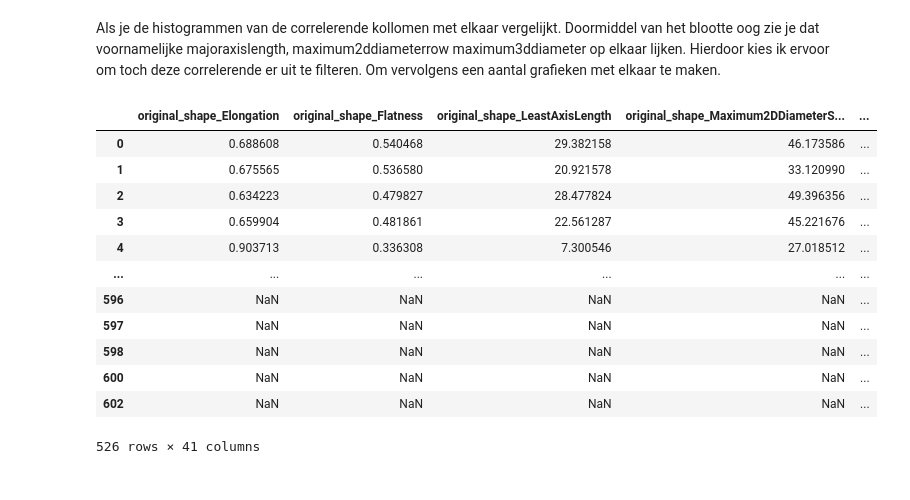
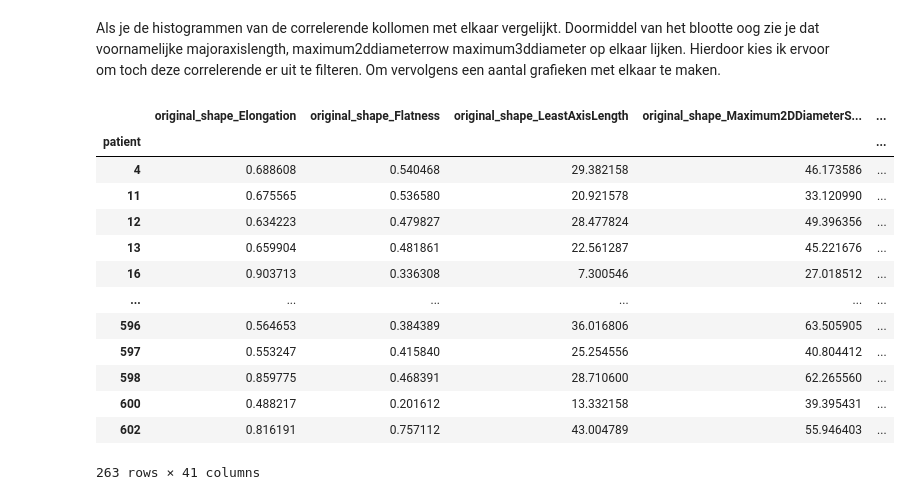
Before and after one commit to Larissavf/DD-radiomics, a Jupyter notebook: analyse/EDA_radionomics.ipynb, the cells around one changed output. Saved outputs shown, nothing was run; the diff lists cells and outputs as text; code cells hidden in the pictures.

Commit message:
eda finto and able to make 2 graphs

```diff
--- a/analyse/EDA_radionomics.ipynb
+++ b/analyse/EDA_radionomics.ipynb
@@ -201,26 +201,30 @@ for times in range(0, len(df_shape.columns), 4):
 # %% [markdown]
 Als je de histogrammen van de correlerende kollomen met elkaar vergelijkt. Doormiddel van het blootte oog zie je dat voornamelijke majoraxislength, maximum2ddiameterrow maximum3ddiameter op elkaar lijken. Hierdoor kies ik ervoor om toch deze correlerende er uit te filteren. Om vervolgens een aantal grafieken met elkaar te maken.
 # %%
+# leave the correlation ones out
 cor_df_shape = df_shape.loc[:, ['original_shape_Elongation', 'original_shape_Flatness',
        'original_shape_LeastAxisLength',
        'original_shape_Maximum2DDiameterSlice',
        'original_shape_Maximum3DDiameter',
        'original_shape_MinorAxisLength', 'original_shape_Sphericity',
        'original_shape_SurfaceArea', 'original_shape_SurfaceVolumeRatio']]
-merge_corr_df_shape = pd.concat([cor_df_shape,df_data], axis=1)
-
-merge_corr_df_shape
+#set index from df_data the same in cor_df_shape
+cor_df_shape['patient'] = pd.Series(df_data.index)
+cor_df_shape = cor_df_shape.set_index('patient')
+#get together to be able to make plot
+merge_corr_df_shape = pd.concat([cor_df_shape, df_data], axis=1)
 # %% [output]
 |  | original_shape_Elongation | original_shape_Flatness | original_shape_LeastAxisLength | original_shape_Maximum2DDiameterS... | ... |
-| 0 | 0.688608 | 0.540468 | 29.382158 | 46.173586 | ... |
-| 1 | 0.675565 | 0.536580 | 20.921578 | 33.120990 | ... |
-| 2 | 0.634223 | 0.479827 | 28.477824 | 49.396356 | ... |
-| 3 | 0.659904 | 0.481861 | 22.561287 | 45.221676 | ... |
-| 4 | 0.903713 | 0.336308 | 7.300546 | 27.018512 | ... |
+| patient |  |  |  |  | ... |
+| 4 | 0.688608 | 0.540468 | 29.382158 | 46.173586 | ... |
+| 11 | 0.675565 | 0.536580 | 20.921578 | 33.120990 | ... |
+| 12 | 0.634223 | 0.479827 | 28.477824 | 49.396356 | ... |
+| 13 | 0.659904 | 0.481861 | 22.561287 | 45.221676 | ... |
+| 16 | 0.903713 | 0.336308 | 7.300546 | 27.018512 | ... |
 | ... | ... | ... | ... | ... | ... |
-| 596 | NaN | NaN | NaN | NaN | ... |
-| 597 | NaN | NaN | NaN | NaN | ... |
-| 598 | NaN | NaN | NaN | NaN | ... |
-| 600 | NaN | NaN | NaN | NaN | ... |
-| 602 | NaN | NaN | NaN | NaN | ... |
+| 596 | 0.564653 | 0.384389 | 36.016806 | 63.505905 | ... |
+| 597 | 0.553247 | 0.415840 | 25.254556 | 40.804412 | ... |
+| 598 | 0.859775 | 0.468391 | 28.710600 | 62.265560 | ... |
+| 600 | 0.488217 | 0.201612 | 13.332158 | 39.395431 | ... |
+| 602 | 0.816191 | 0.757112 | 43.004789 | 55.946403 | ... |
-526 rows × 41 columns
+263 rows × 41 columns
```
Also changed, not shown: parts of 6 cells of this notebook, 1 other file.
